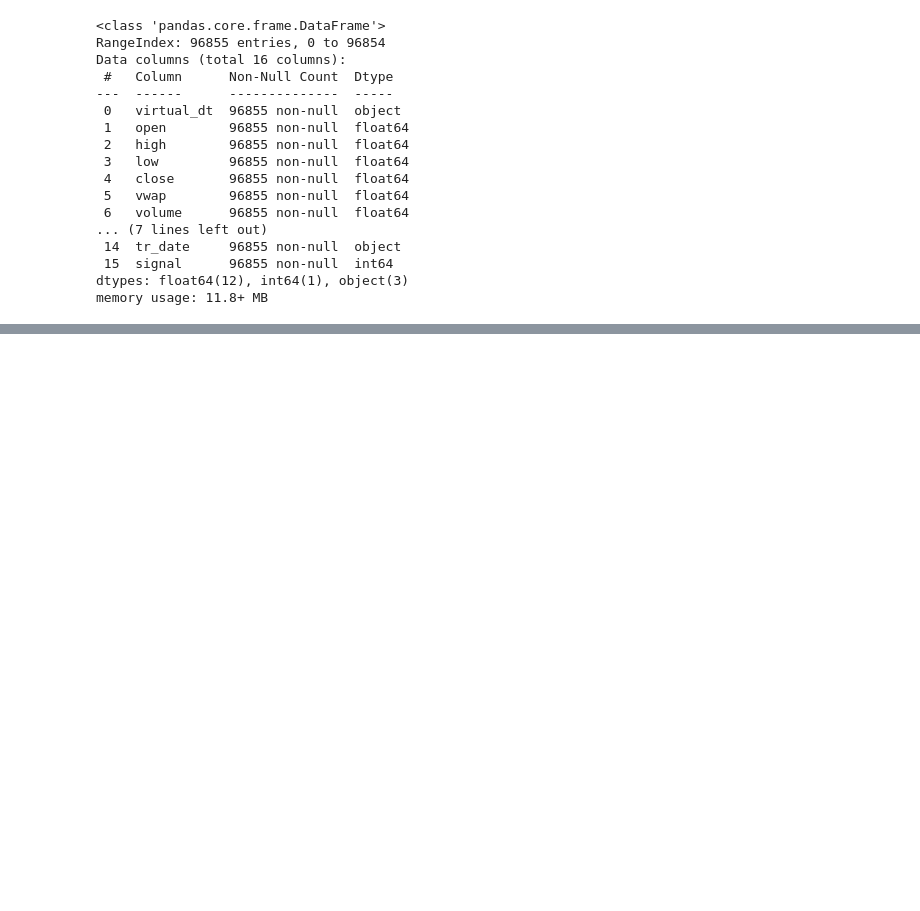
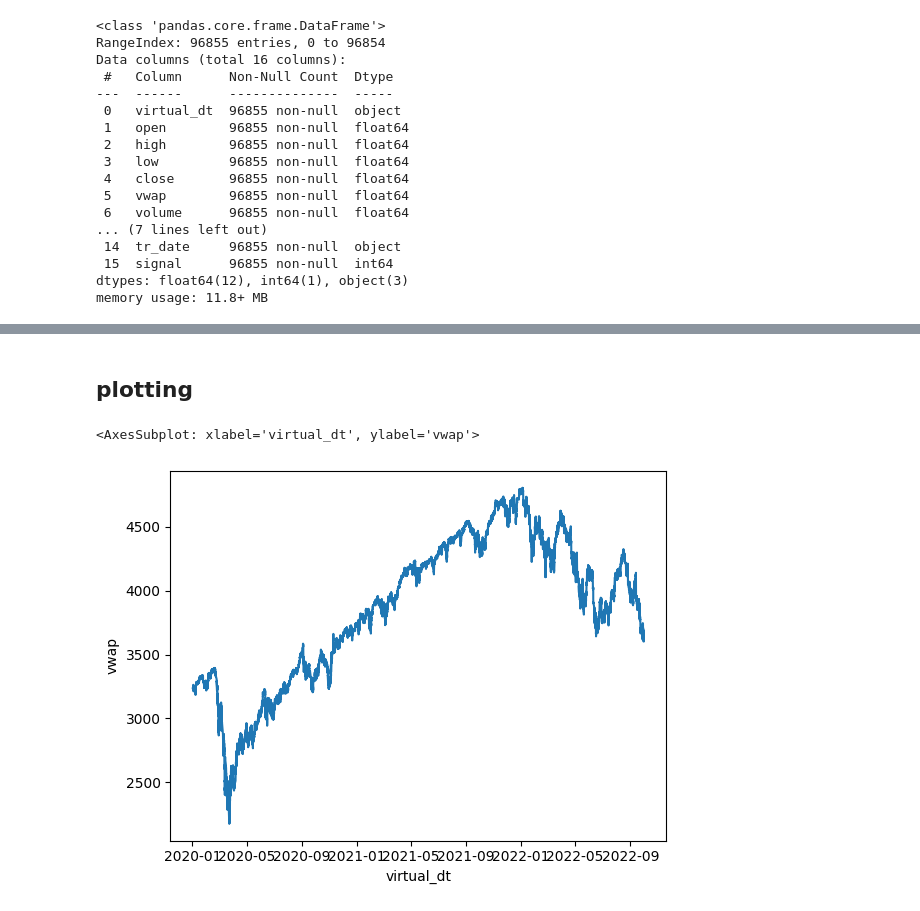
Before and after one commit to jaepil-choi/hanaquantchallenge, a Jupyter notebook: eda.ipynb, the cells around one changed output, grey strips where cells are left out. Cells and saved outputs as stored; diff of their text form; code cells hidden in the pictures; blank space fills up the shorter version.

Commit message:
[FEAT] : Plot data for interactive EDA (plotly, etc)

```diff
--- a/eda.ipynb
+++ b/eda.ipynb
@@ -60,3 +63,5 @@ df['tr_date'] = pd.to_datetime(df['tr_date'])
 df['KST'] = pd.to_datetime(df['KST'])
 # %%
 df.to_pickle(data_path / 'data_quanttrading.pickle')
+# %% [markdown]
+## plotting
@@ -62,0 +70,5 @@ df.to_pickle(data_path / 'data_quanttrading.pickle')
+# %%
+sns.lineplot(data=df, x='virtual_dt', y='vwap')
+# %% [output]
+<AxesSubplot: xlabel='virtual_dt', ylabel='vwap'>
+[figure, added]
```
Also changed, not shown: parts of 12 cells of this notebook.
